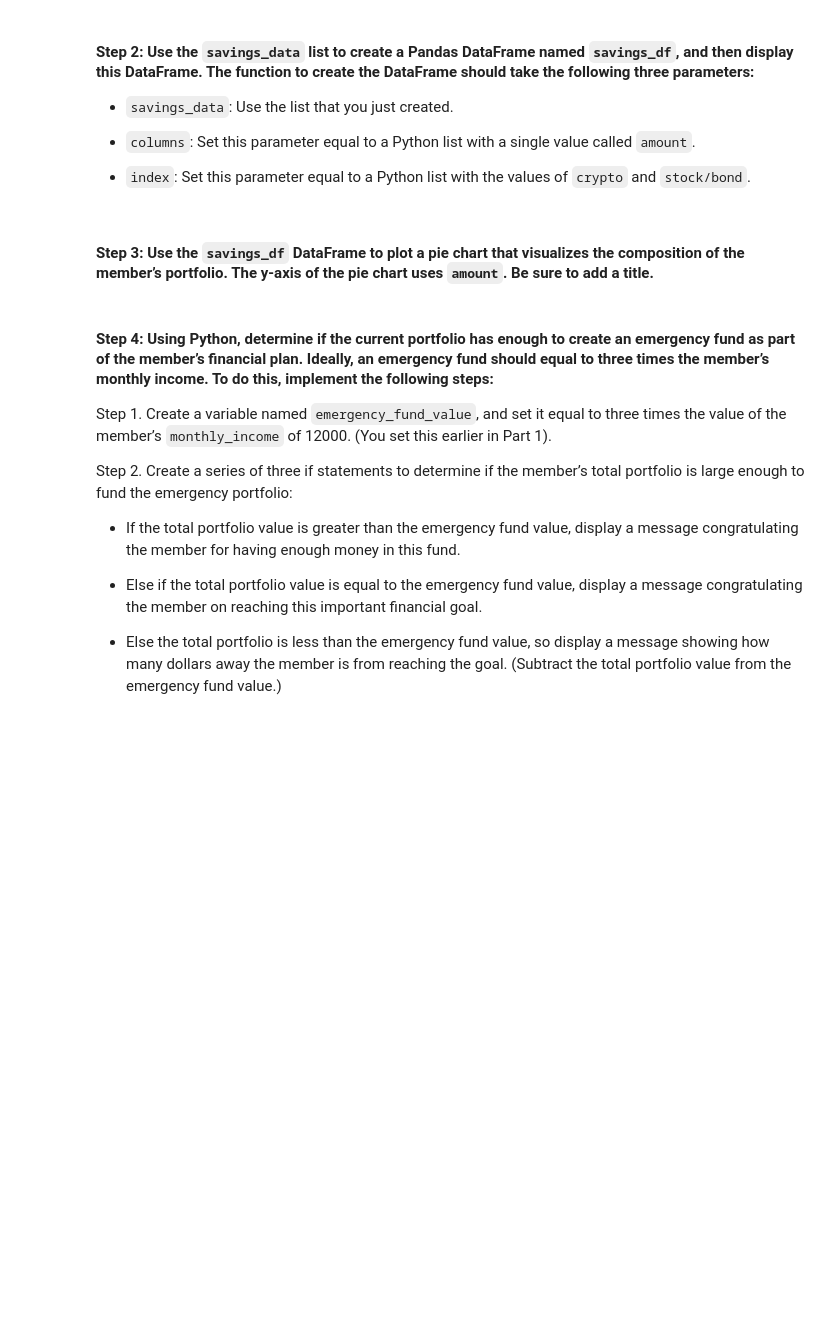
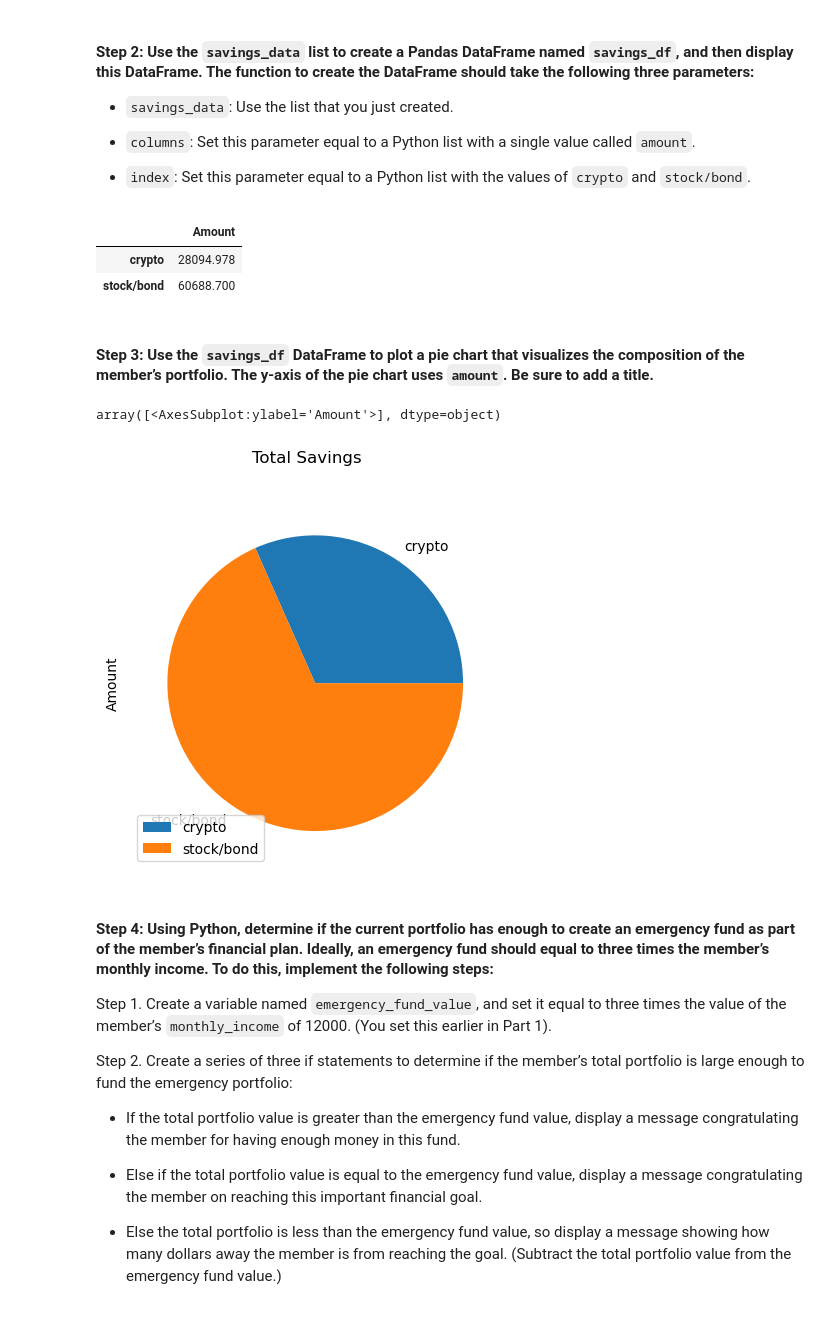
Before and after one commit to 12jasteiner/Module_5_Fin_Planner, a Jupyter notebook: financial_planning_tools.ipynb, the cells around one changed output. Cells and saved outputs as stored; diff of their text form; code cells hidden in the pictures; blank space fills up the shorter version.

```diff
--- a/financial_planning_tools.ipynb
+++ b/financial_planning_tools.ipynb
@@ -334,15 +334,22 @@ print(savings_data)
 - `index`: Set this parameter equal to a Python list with the values of `crypto` and `stock/bond`.
 # %%
 # Create a Pandas DataFrame called savings_df
-savings_df
+savings_df=pd.DataFrame({"Amount":[total_crypto_wallet, total_stocks_bonds]}, index=['crypto', 'stock/bond'])
 
 # Display the savings_df DataFrame
-# YOUR CODE HERE
+savings_df
+# %% [output]
+|  | Amount |
+| crypto | 28094.978 |
+| stock/bond | 60688.700 |
 # %% [markdown]
 #### Step 3: Use the `savings_df` DataFrame to plot a pie chart that visualizes the composition of the member’s portfolio. The y-axis of the pie chart uses `amount`. Be sure to add a title.
 # %%
 # Plot the total value of the member's portfolio (crypto and stock/bond) in a pie chart
-# YOUR CODE HERE
+savings_df.plot(kind='pie', title="Total Savings", subplots=True)
+# %% [output]
+array([<AxesSubplot:ylabel='Amount'>], dtype=object)
+[figure, added]
 # %% [markdown]
 #### Step 4: Using Python, determine if the current portfolio has enough to create an emergency fund as part of the member’s financial plan. Ideally, an emergency fund should equal to three times the member’s monthly income. To do this, implement the following steps:
 
```
Also changed, not shown: parts of 3 cells of this notebook.
